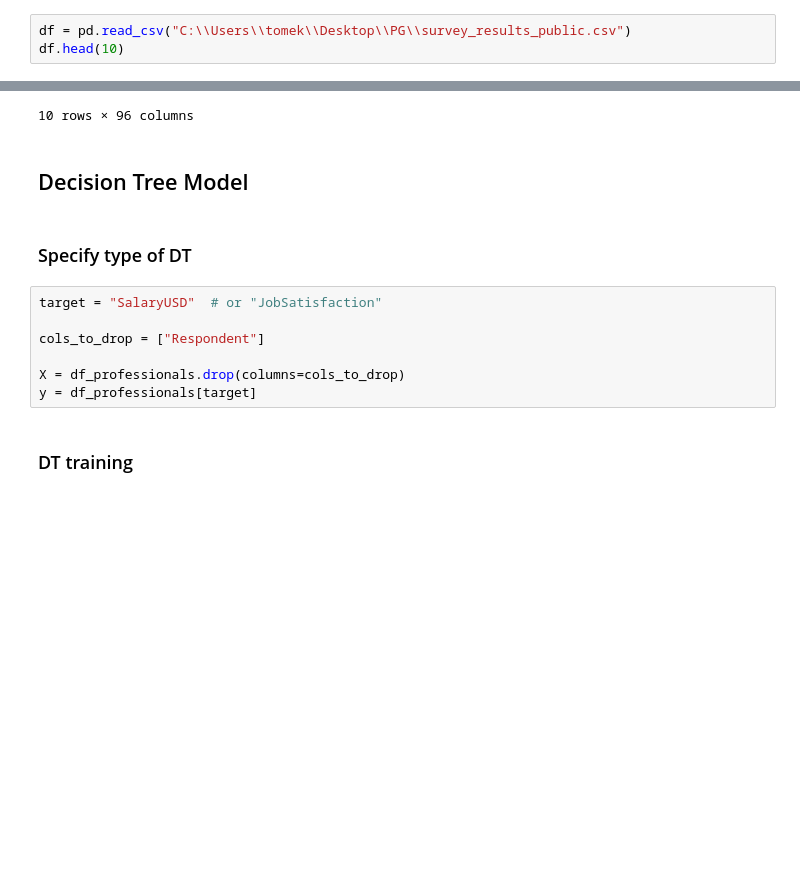
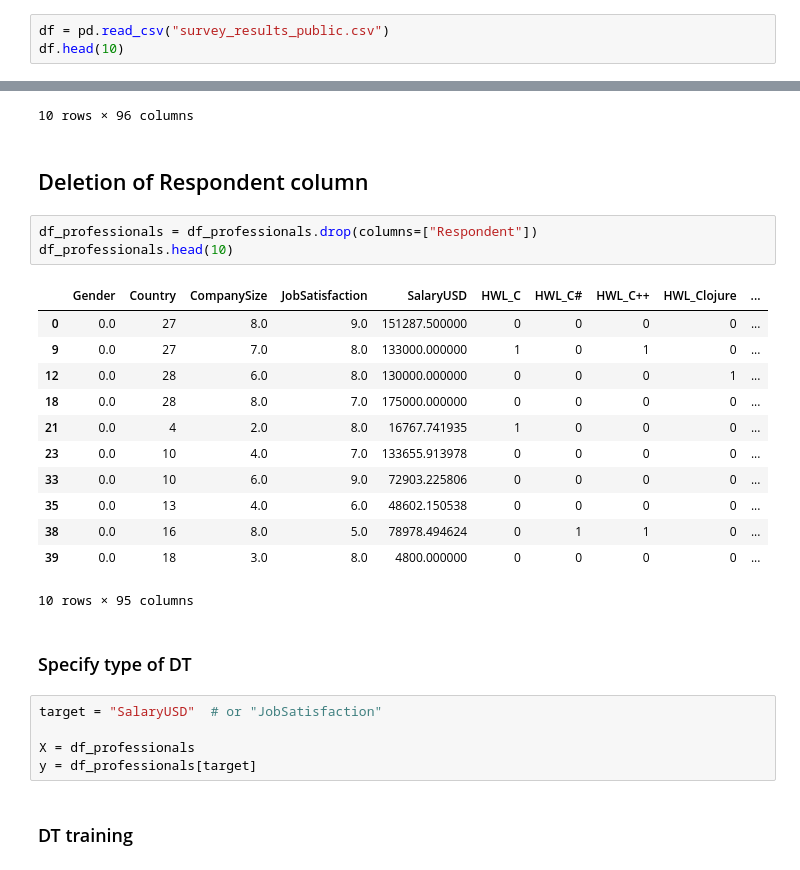
Before and after one commit to codemaster004/DataMiningStackOverflow, a Jupyter notebook: notebooks/data_cleaning.ipynb, the cells around one changed output, grey strips where cells are left out. Saved outputs shown, nothing was run; the diff lists cells and outputs as text; blank space fills up the shorter version.

Commit message:
Add files via upload
Progress, predicted salary is 7$

```diff
--- a/notebooks/data_cleaning.ipynb
+++ b/notebooks/data_cleaning.ipynb
@@ -14,7 +9,7 @@ from sklearn.model_selection import train_test_split
 # %% [markdown]
 ## Read csv with answers
 # %%
-df = pd.read_csv("C:\\Users\\tomek\\Desktop\\PG\\survey_results_public.csv")
+df = pd.read_csv("survey_results_public.csv")
 df.head(10)
 # %% [output]
 |  | Respondent | Professional | ProgramHobby | Country | University | EmploymentStatus | FormalEducation | ... |
@@ -346,16 +341,30 @@ df_professionals.head(10)
 | 38 | 65 | 0.0 | 16 | 8.0 | 5.0 | 78978.494624 | 0 | 1 | 1 | ... |
 | 39 | 66 | 0.0 | 18 | 3.0 | 8.0 | 4800.000000 | 0 | 0 | 0 | ... |
 10 rows × 96 columns
-# %% [markdown]
-## Decision Tree Model
+# %% [markdown]
+## Deletion of Respondent column
+# %%
+df_professionals = df_professionals.drop(columns=["Respondent"])
+df_professionals.head(10)
+# %% [output]
+|  | Gender | Country | CompanySize | JobSatisfaction | SalaryUSD | HWL_C | HWL_C# | HWL_C++ | HWL_Clojure | ... |
+| 0 | 0.0 | 27 | 8.0 | 9.0 | 151287.500000 | 0 | 0 | 0 | 0 | ... |
+| 9 | 0.0 | 27 | 7.0 | 8.0 | 133000.000000 | 1 | 0 | 1 | 0 | ... |
+| 12 | 0.0 | 28 | 6.0 | 8.0 | 130000.000000 | 0 | 0 | 0 | 1 | ... |
+| 18 | 0.0 | 28 | 8.0 | 7.0 | 175000.000000 | 0 | 0 | 0 | 0 | ... |
+| 21 | 0.0 | 4 | 2.0 | 8.0 | 16767.741935 | 1 | 0 | 0 | 0 | ... |
+| 23 | 0.0 | 10 | 4.0 | 7.0 | 133655.913978 | 0 | 0 | 0 | 0 | ... |
+| 33 | 0.0 | 10 | 6.0 | 9.0 | 72903.225806 | 0 | 0 | 0 | 0 | ... |
+| 35 | 0.0 | 13 | 4.0 | 6.0 | 48602.150538 | 0 | 0 | 0 | 0 | ... |
+| 38 | 0.0 | 16 | 8.0 | 5.0 | 78978.494624 | 0 | 1 | 1 | 0 | ... |
+| 39 | 0.0 | 18 | 3.0 | 8.0 | 4800.000000 | 0 | 0 | 0 | 0 | ... |
+10 rows × 95 columns
 # %% [markdown]
 ### Specify type of DT
 # %%
 target = "SalaryUSD"  # or "JobSatisfaction"
 
-cols_to_drop = ["Respondent"]
-
-X = df_professionals.drop(columns=cols_to_drop)
+X = df_professionals
 y = df_professionals[target]
 # %% [markdown]
 ### DT training
```
Also changed, not shown: parts of 4 cells of this notebook.
